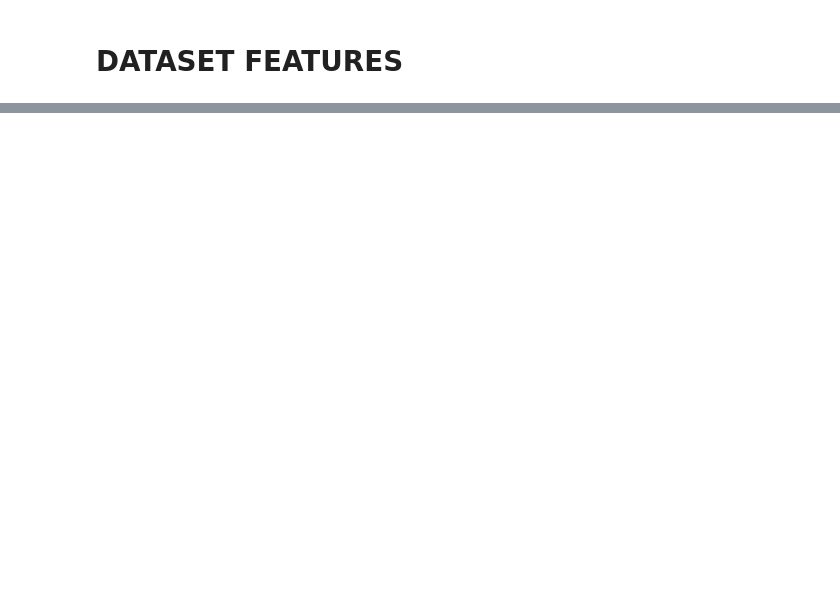
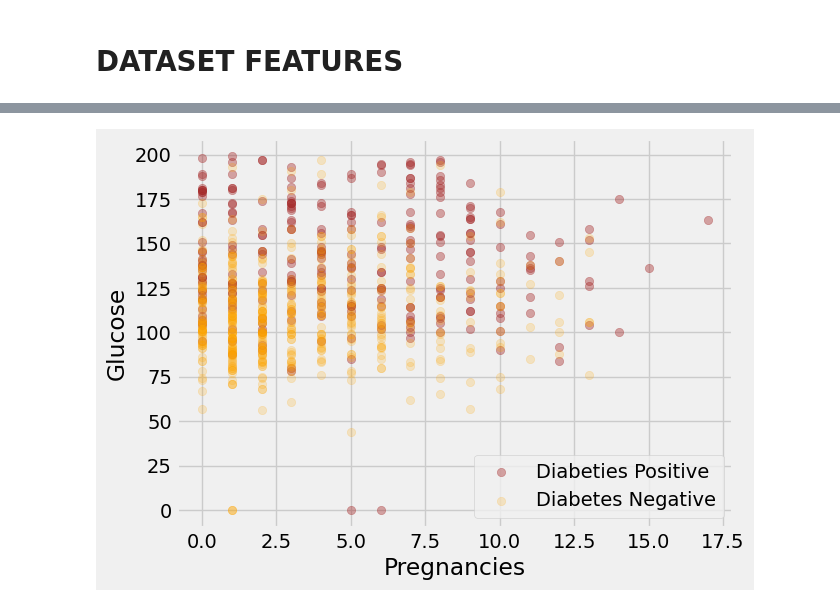
Before and after one commit to Winfry/DiabetesClassificationKNN, a Jupyter notebook: NeuralNetwork.ipynb, the cells around one changed output, grey strips where cells are left out. Cells and saved outputs as stored; diff of their text form; code cells hidden in the pictures; blank space fills up the shorter version.

```diff
--- a/NeuralNetwork.ipynb
+++ b/NeuralNetwork.ipynb
@@ -36,0 +157,14 @@ import random
+# %%
+#Split Data as M&B
+p = df[df.Outcome == 1]
+n = df[df.Outcome == 0]
+
+
+plt.scatter(p.Pregnancies,p.Glucose,color = "brown",label="Diabeties Positive",alpha=0.4)
+plt.scatter(n.Pregnancies,n.Glucose,color = "Orange",label="Diabetes Negative",alpha=0.2)
+plt.xlabel("Pregnancies")
+plt.ylabel("Glucose")
+plt.legend()
+plt.show()
+# %% [output]
+[figure, added]
```
Also changed, not shown: parts of 19 cells of this notebook.
